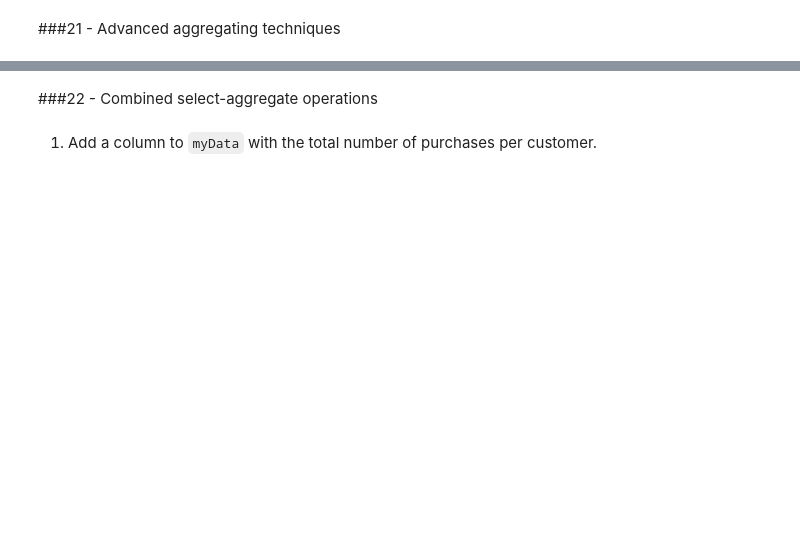
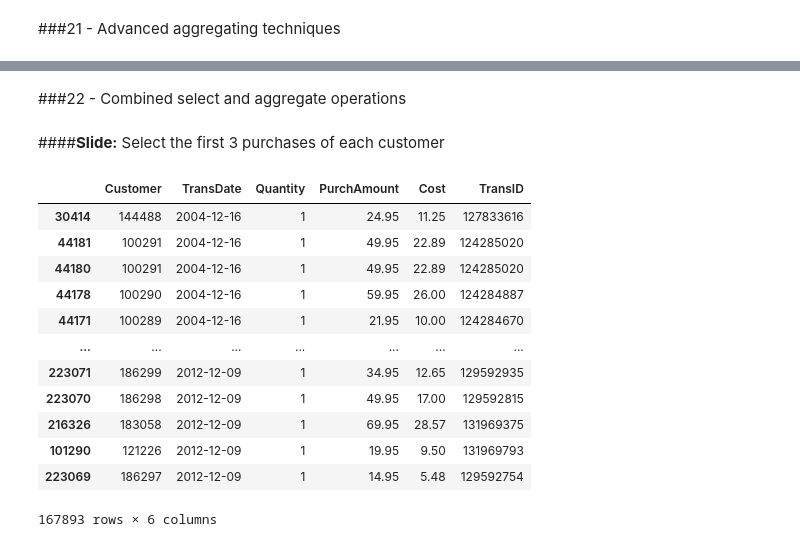
Before and after one commit to HuberNicolas/python-marketing-scale-real-data, a Jupyter notebook: day-2/Python_Day_2_Session_3.ipynb, the cells around one changed output, grey strips where cells are left out. Cells and saved outputs as stored; diff of their text form; code cells hidden in the pictures; blank space fills up the shorter version.

```diff
--- a/day-2/Python_Day_2_Session_3.ipynb
+++ b/day-2/Python_Day_2_Session_3.ipynb
@@ -132,4 +227,20 @@ print(num_customers)
 # %% [markdown]
-###22 - Combined select-aggregate operations
+###22 - Combined select and aggregate operations
-# %% [markdown]
-1. Add a column to `myData` with the total number of purchases per customer.
+# %% [markdown]
+####**Slide:** Select the first 3 purchases of each customer
+# %%
+myData.sort_values("TransDate").groupby("Customer").head(3)
+# %% [output]
+|  | Customer | TransDate | Quantity | PurchAmount | Cost | TransID |
+| 30414 | 144488 | 2004-12-16 | 1 | 24.95 | 11.25 | 127833616 |
+| 44181 | 100291 | 2004-12-16 | 1 | 49.95 | 22.89 | 124285020 |
+| 44180 | 100291 | 2004-12-16 | 1 | 49.95 | 22.89 | 124285020 |
+| 44178 | 100290 | 2004-12-16 | 1 | 59.95 | 26.00 | 124284887 |
+| 44171 | 100289 | 2004-12-16 | 1 | 21.95 | 10.00 | 124284670 |
+| ... | ... | ... | ... | ... | ... | ... |
+| 223071 | 186299 | 2012-12-09 | 1 | 34.95 | 12.65 | 129592935 |
+| 223070 | 186298 | 2012-12-09 | 1 | 49.95 | 17.00 | 129592815 |
+| 216326 | 183058 | 2012-12-09 | 1 | 69.95 | 28.57 | 131969375 |
+| 101290 | 121226 | 2012-12-09 | 1 | 19.95 | 9.50 | 131969793 |
+| 223069 | 186297 | 2012-12-09 | 1 | 14.95 | 5.48 | 129592754 |
+167893 rows × 6 columns
```
Also changed, not shown: parts of 51 cells of this notebook, 16 other files.
